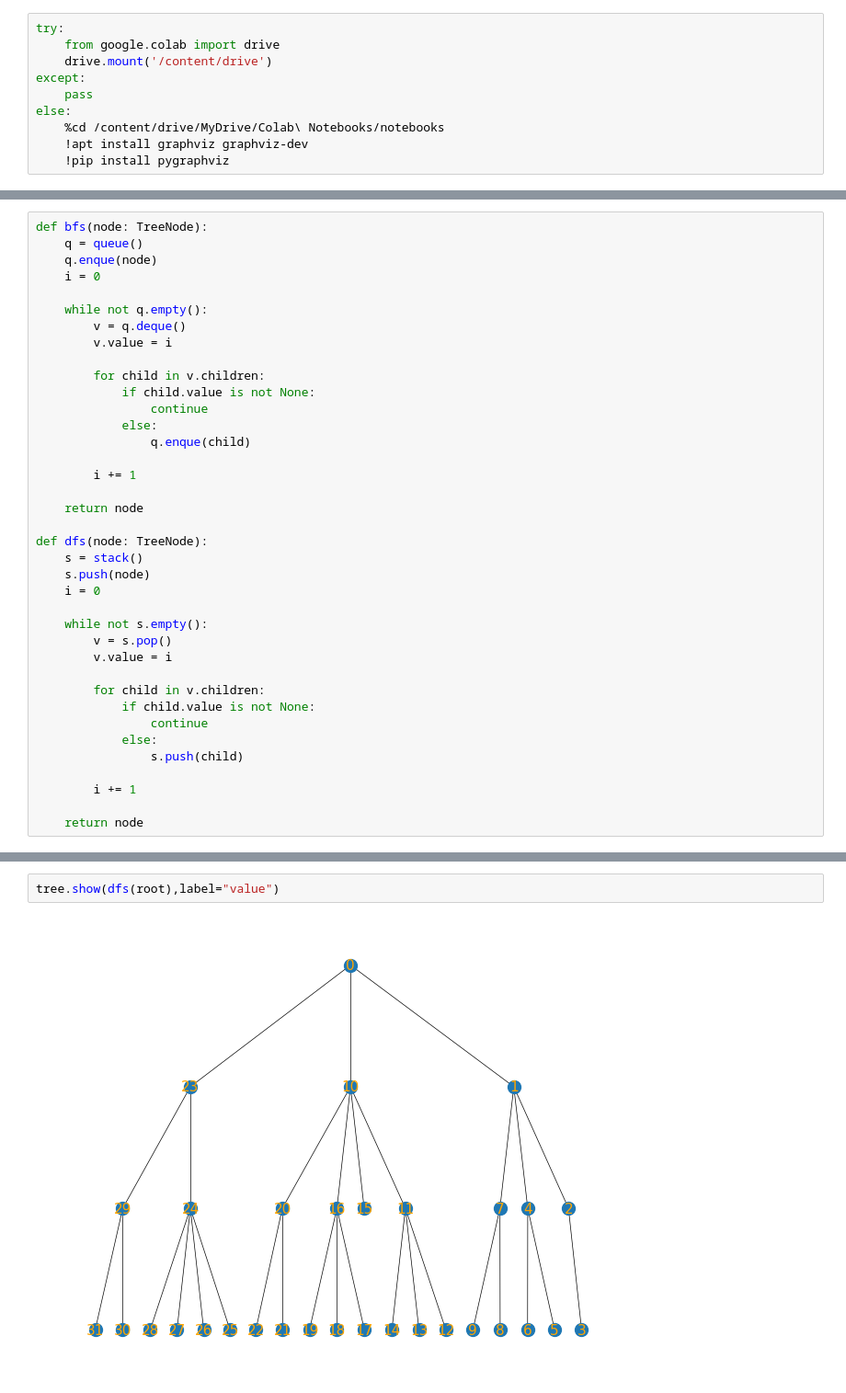
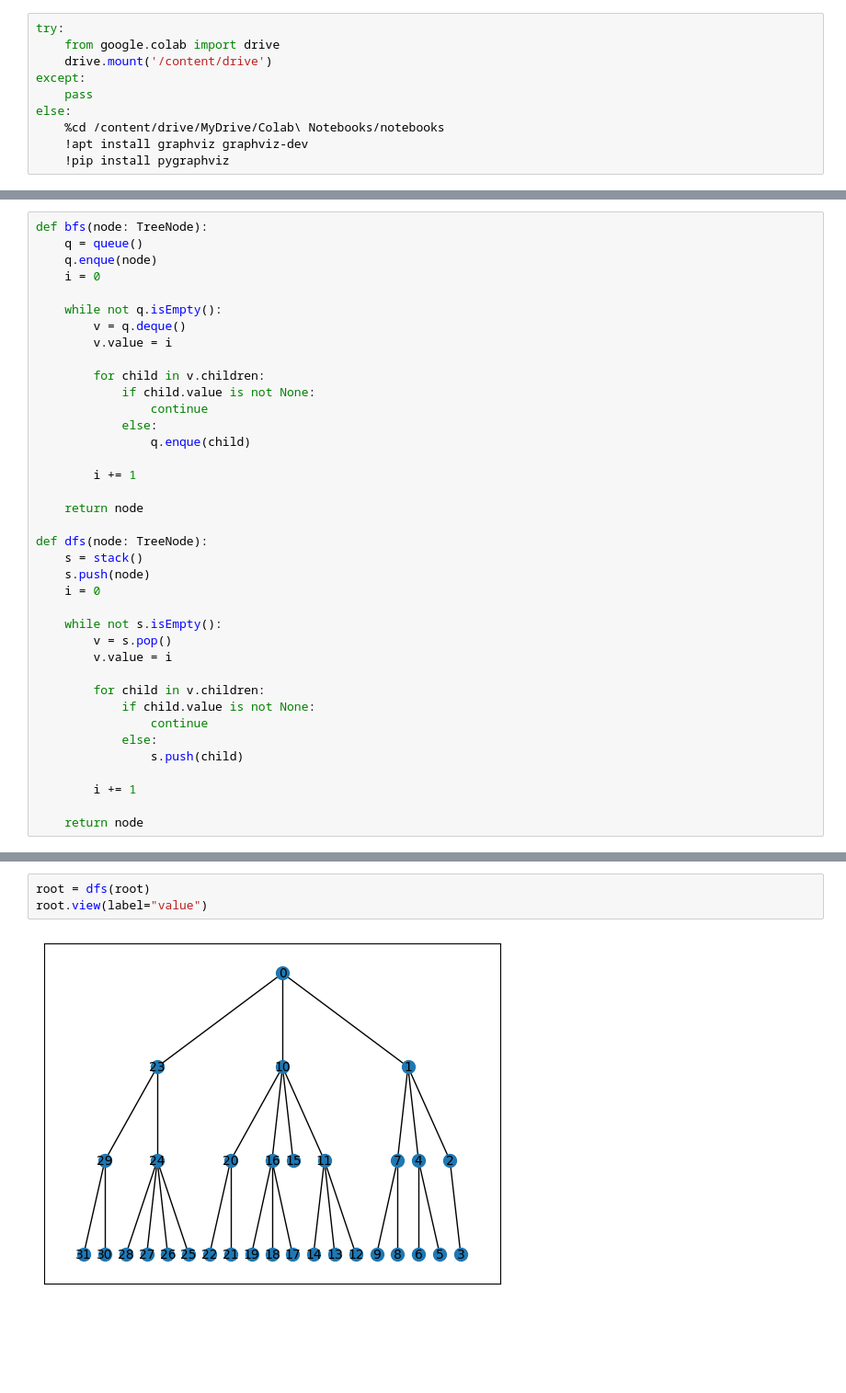
Before and after one commit to neelbauman/algorithm, a Jupyter notebook: notebooks/bfs.ipynb, the cells around one changed output, grey strips where cells are left out. Shown at 92% size. Drawn from its saved outputs; the diff is of its cells as text; blank space fills up the shorter version.

```diff
--- a/notebooks/bfs.ipynb
+++ b/notebooks/bfs.ipynb
@@ -45,7 +17,7 @@ def bfs(node: TreeNode):
     q.enque(node)
     i = 0
 
-    while not q.empty():
+    while not q.isEmpty():
         v = q.deque()
         v.value = i
 
@@ -64,7 +36,7 @@ def dfs(node: TreeNode):
     s.push(node)
     i = 0
 
-    while not s.empty():
+    while not s.isEmpty():
         v = s.pop()
         v.value = i
 
@@ -80,4 +78,5 @@ def dfs(node: TreeNode):
 # %%
-tree.show(dfs(root),label="value")
+root = dfs(root)
+root.view(label="value")
 # %% [output]
-[figure, old version]
+[figure, new version]
```
Also changed, not shown: parts of 3 cells of this notebook, 2 other files.
